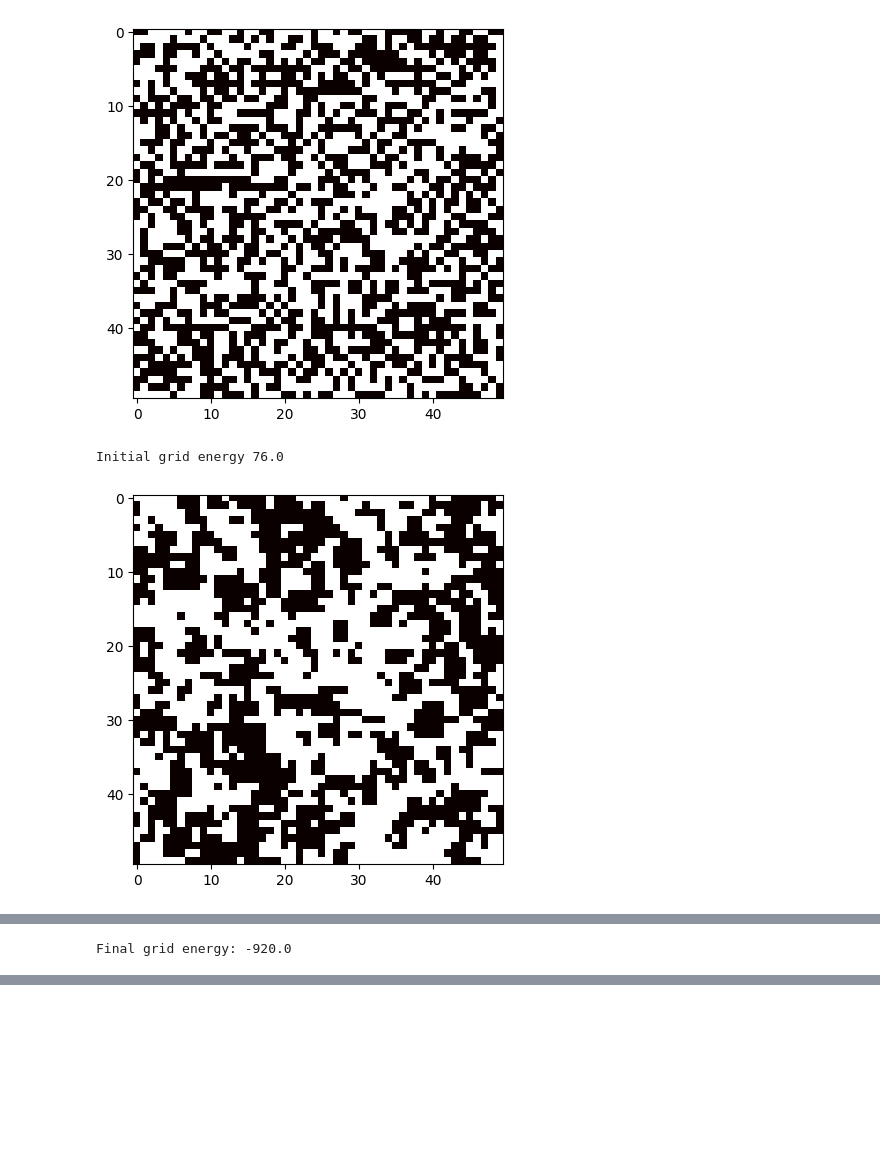
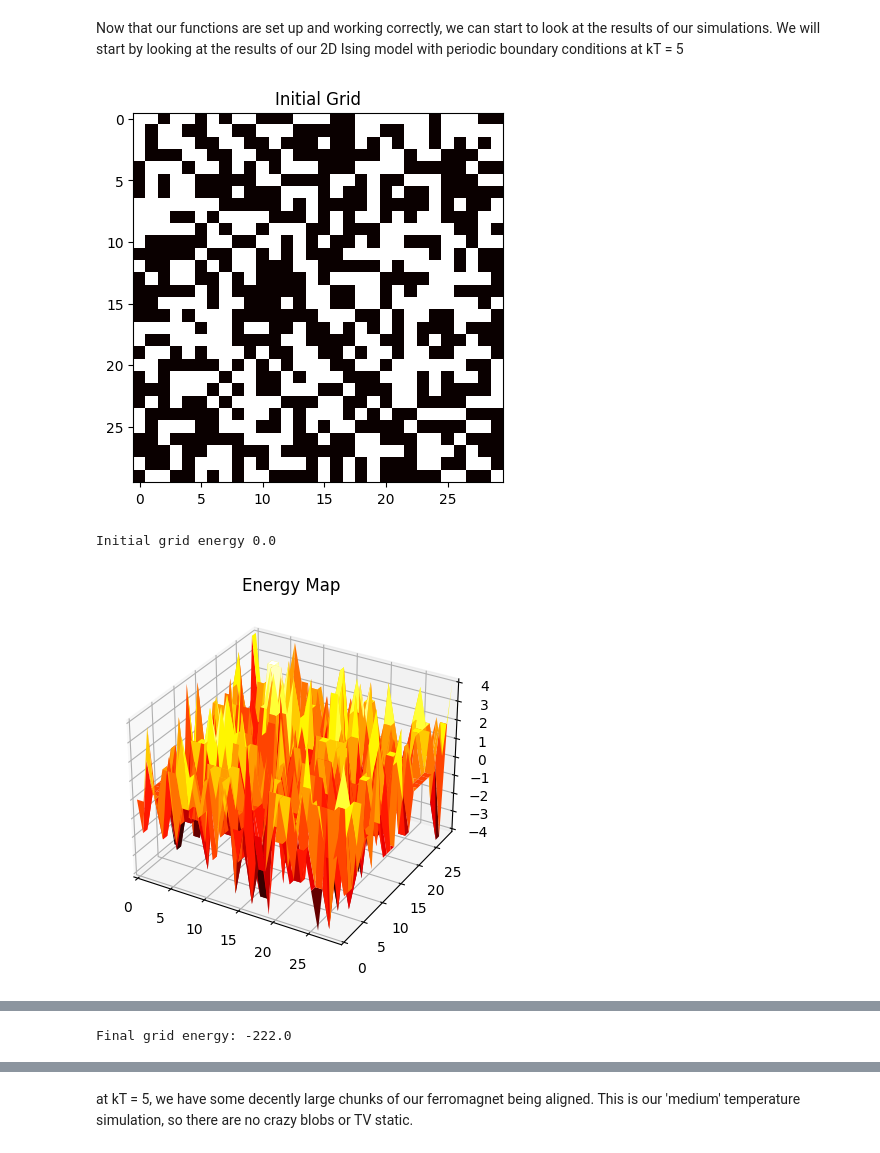
Before and after one commit to alexMcGarity/computational-physics, a Jupyter notebook: Group Project Two/ising.ipynb, the cells around one changed output, grey strips where cells are left out. Cells and saved outputs as stored; diff of their text form; code cells hidden in the pictures; blank space fills up the shorter version.

Commit message:
refactored ising and added lab questions

```diff
--- a/Group Project Two/ising.ipynb
+++ b/Group Project Two/ising.ipynb
@@ -35,5 +24,4 @@ plt.show()
 # %%
-#compute the energy of the grid
 def compute_energy(grid):
     energy = 0
     n = len(grid)
@@ -43,7 +31,9 @@ def compute_energy(grid):
             #each neighbor contributes -1 to the energy if they are the same spin
             #each neighbor contributes +1 to the energy if they are the opposite spin
             energy += -grid[i,j]*(grid[(i+1)%n,j] + grid[i,(j+1)%n] + grid[(i-1)%n,j] + grid[i,(j-1)%n])
-    return energy/4
+
+    #our energy is double counted, so we divide by 4 to get the correct energy
+    return int(energy/4)
 
 #test that the energy is computed correctly
 print(compute_energy(grid))
@@ -83,7 +73,12 @@ def plot_energy_map(energy_map):
     X, Y = np.meshgrid(x, y)
     fig = plt.figure()
     ax = fig.add_subplot(111, projection='3d')
+    #set the limits of the plot
+    ax.set_xlim(0, n-1)
+    ax.set_ylim(0, n-1)
+    ax.set_zlim(-4, 4)
     ax.plot_surface(X, Y, energy_map, cmap='hot')
+    ax.title.set_text('Energy Map')
     plt.show()
 
 plot_energy_map(energy_map)
@@ -136,25 +131,46 @@ def ising(n,kT,nsteps):
 
     #plot the initial grid
     plt.imshow(grid, cmap='hot', interpolation='nearest')
+    plt.title('Initial Grid')
     plt.show()
-
-    print("Initial grid energy", compute_energy(grid))
-
+    #we initialize the energy array so that we can save time by not having to reallocate memory every step
+    energy = np.zeros(nsteps)
+    energy[0] = compute_energy(grid)
+    print("Initial grid energy", energy[0])
+    #plot the energy map of the initial grid
+    plot_energy_map(generate_energy_map(grid))
     for steps in range(nsteps):
         grid = metropolis(grid, kT)
+        energy[steps] = compute_energy(grid)
 
 
     #plot the final grid
     plt.imshow(grid, cmap='hot', interpolation='nearest')
+    plt.title('Final Grid')
     plt.show()
 
-    print("Final grid energy:", compute_energy(grid))
+    print("Final grid energy:", energy[nsteps-1])
+
+    #plot the energy map of the final grid
+    plot_energy_map(generate_energy_map(grid))
+
+    #plot the energy as a function of time
+    plt.axes(xlabel='Time', ylabel='Energy')
+    #limit the y axis to the range of energies from the initial grid to the final grid
+    plt.ylim(min(energy), max(energy))
+    #limit the x axis to the number of steps
+    plt.xlim(0,nsteps)
+    plt.title('Energy as a function of time')
+    plt.plot(energy)
+    plt.show()
+# %% [markdown]
+Now that our functions are set up and working correctly, we can start to look at the results of our simulations. We will start by looking at the results of our 2D Ising model with periodic boundary conditions at kT = 5
 # %%
-n = 50
-kT = 3
+n = 30
+kT = 5
 nsteps = 10000
 ising(n,kT,nsteps)
 # %% [output]
-[figure, old version]
+[figure, new version]
-Initial grid energy 76.0
+Initial grid energy 0.0
-[figure, old version]
+[figure, new version]
@@ -161 +178 @@ Initial grid energy 76.0
-Final grid energy: -920.0
+Final grid energy: -222.0
@@ -162 +181,3 @@ Final grid energy: -920.0
+# %% [markdown]
+at kT = 5, we have some decently large chunks of our ferromagnet being aligned. This is our 'medium' temperature simulation, so there are no crazy blobs or TV static.
 # %%
```
Also changed, not shown: parts of 13 cells of this notebook, 2 other files.
